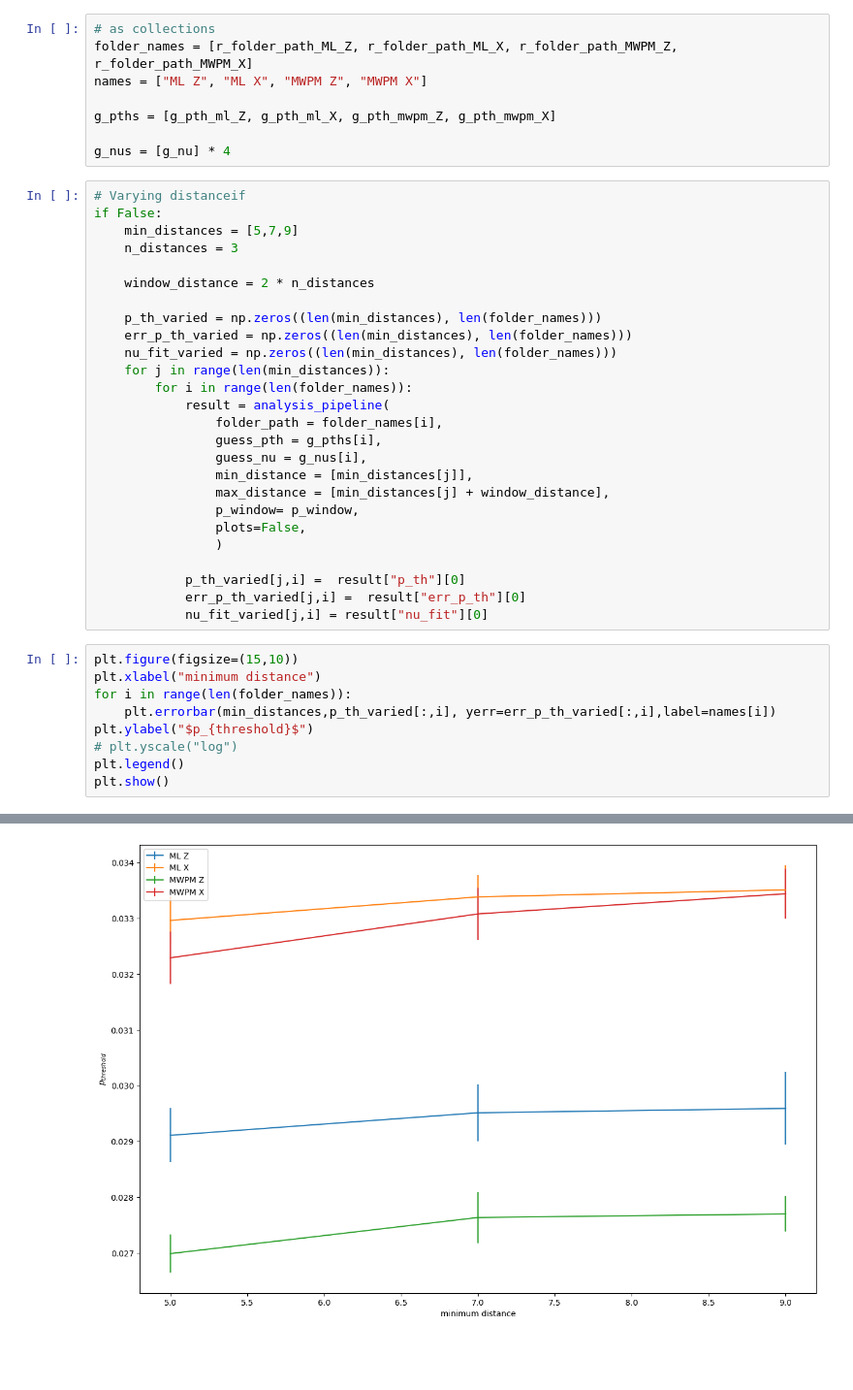
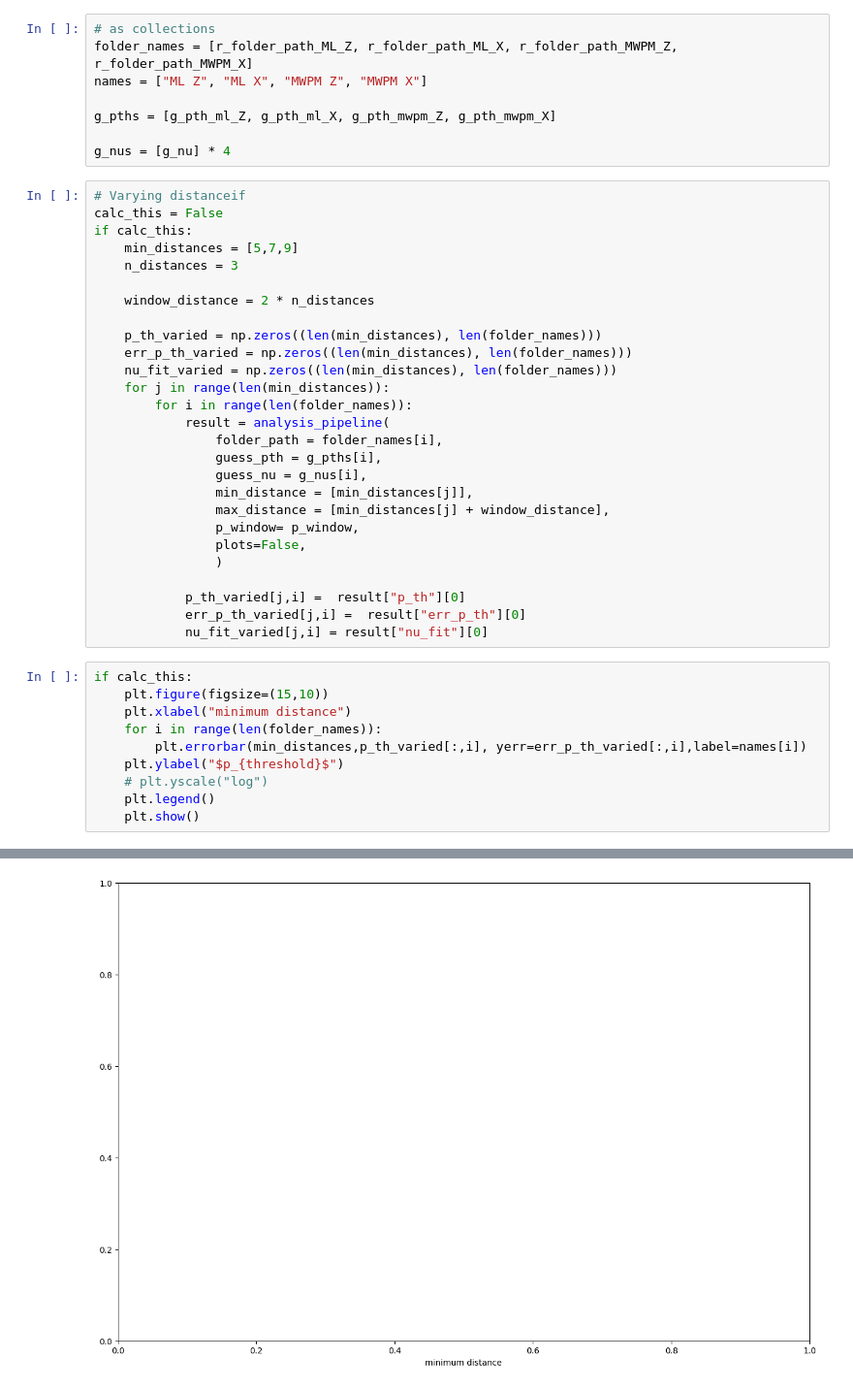
Before and after one commit to leonardlux/MasterArbeit, a Jupyter notebook: code/result_circ_noise.ipynb, the cells around one changed output, grey strips where cells are left out. Shown at 97% size. Saved outputs shown, nothing was run; the diff lists cells and outputs as text; blank space fills up the shorter version.

Commit message:
fix a few errors

```diff
--- a/code/result_circ_noise.ipynb
+++ b/code/result_circ_noise.ipynb
@@ -533,7 +533,8 @@ g_pths = [g_pth_ml_Z, g_pth_ml_X, g_pth_mwpm_Z, g_pth_mwpm_X]
 g_nus = [g_nu] * 4
 # %%
 # Varying distanceif
-if False:
+calc_this = False
+if calc_this:
     min_distances = [5,7,9]
     n_distances = 3
 
@@ -558,12 +559,13 @@ if False:
             err_p_th_varied[j,i] =  result["err_p_th"][0]
             nu_fit_varied[j,i] = result["nu_fit"][0]
 # %%
-plt.figure(figsize=(15,10))
-plt.xlabel("minimum distance")
-for i in range(len(folder_names)):
-    plt.errorbar(min_distances,p_th_varied[:,i], yerr=err_p_th_varied[:,i],label=names[i])
-plt.ylabel("$p_{threshold}$")
-# plt.yscale("log")
-plt.legend()
-plt.show()
+if calc_this:
+    plt.figure(figsize=(15,10))
+    plt.xlabel("minimum distance")
+    for i in range(len(folder_names)):
+        plt.errorbar(min_distances,p_th_varied[:,i], yerr=err_p_th_varied[:,i],label=names[i])
+    plt.ylabel("$p_{threshold}$")
+    # plt.yscale("log")
+    plt.legend()
+    plt.show()
 # %% [output]
@@ -570 +573 @@ plt.show()
-[figure, old version]
+[figure, new version]
```
Also changed, not shown: parts of 6 cells of this notebook, 7 other files.
